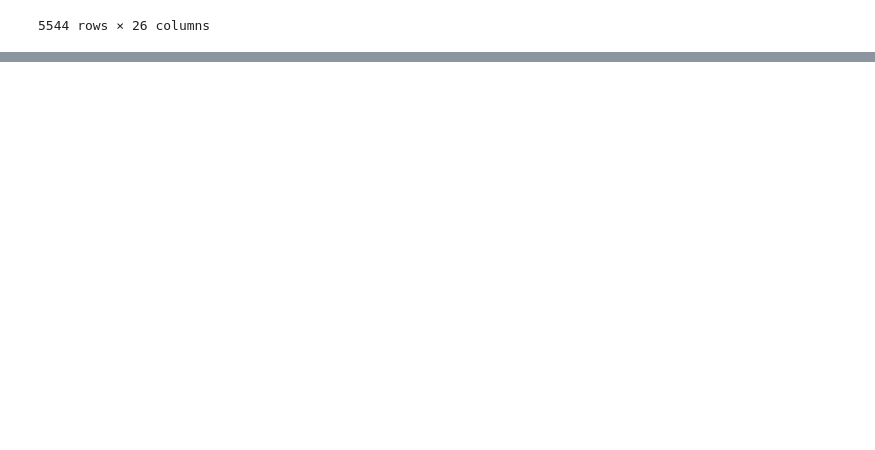
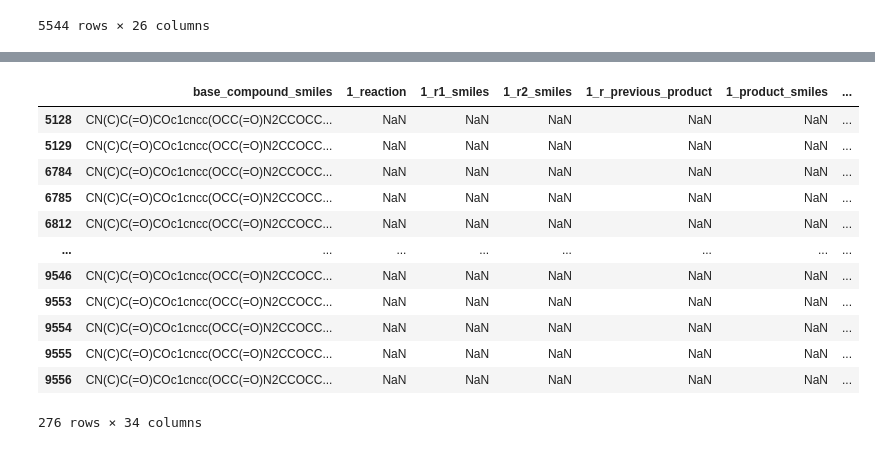
Before and after one commit to kate-fie/EV-A71-2A-syndirella-run, a Jupyter notebook: placements_april8/look_at_to_hippo.ipynb, the cells around one changed output, grey strips where cells are left out. Drawn from its saved outputs; the diff is of its cells as text; code cells hidden in the pictures; blank space fills up the shorter version.

```diff
--- a/placements_april8/look_at_to_hippo.ipynb
+++ b/placements_april8/look_at_to_hippo.ipynb
@@ -98,0 +136,17 @@ df
+# %%
+# get rows with NaN values for 1_reaction
+df[df['1_reaction'].isnull()]
+# %% [output]
+|  | base_compound_smiles | 1_reaction | 1_r1_smiles | 1_r2_smiles | 1_r_previous_product | 1_product_smiles | ... |
+| 5128 | CN(C)C(=O)COc1cncc(OCC(=O)N2CCOCC... | NaN | NaN | NaN | NaN | NaN | ... |
+| 5129 | CN(C)C(=O)COc1cncc(OCC(=O)N2CCOCC... | NaN | NaN | NaN | NaN | NaN | ... |
+| 6784 | CN(C)C(=O)COc1cncc(OCC(=O)N2CCOCC... | NaN | NaN | NaN | NaN | NaN | ... |
+| 6785 | CN(C)C(=O)COc1cncc(OCC(=O)N2CCOCC... | NaN | NaN | NaN | NaN | NaN | ... |
+| 6812 | CN(C)C(=O)COc1cncc(OCC(=O)N2CCOCC... | NaN | NaN | NaN | NaN | NaN | ... |
+| ... | ... | ... | ... | ... | ... | ... | ... |
+| 9546 | CN(C)C(=O)COc1cncc(OCC(=O)N2CCOCC... | NaN | NaN | NaN | NaN | NaN | ... |
+| 9553 | CN(C)C(=O)COc1cncc(OCC(=O)N2CCOCC... | NaN | NaN | NaN | NaN | NaN | ... |
+| 9554 | CN(C)C(=O)COc1cncc(OCC(=O)N2CCOCC... | NaN | NaN | NaN | NaN | NaN | ... |
+| 9555 | CN(C)C(=O)COc1cncc(OCC(=O)N2CCOCC... | NaN | NaN | NaN | NaN | NaN | ... |
+| 9556 | CN(C)C(=O)COc1cncc(OCC(=O)N2CCOCC... | NaN | NaN | NaN | NaN | NaN | ... |
+276 rows × 34 columns
```
Also changed, not shown: parts of 2 cells of this notebook, 12 other files.
